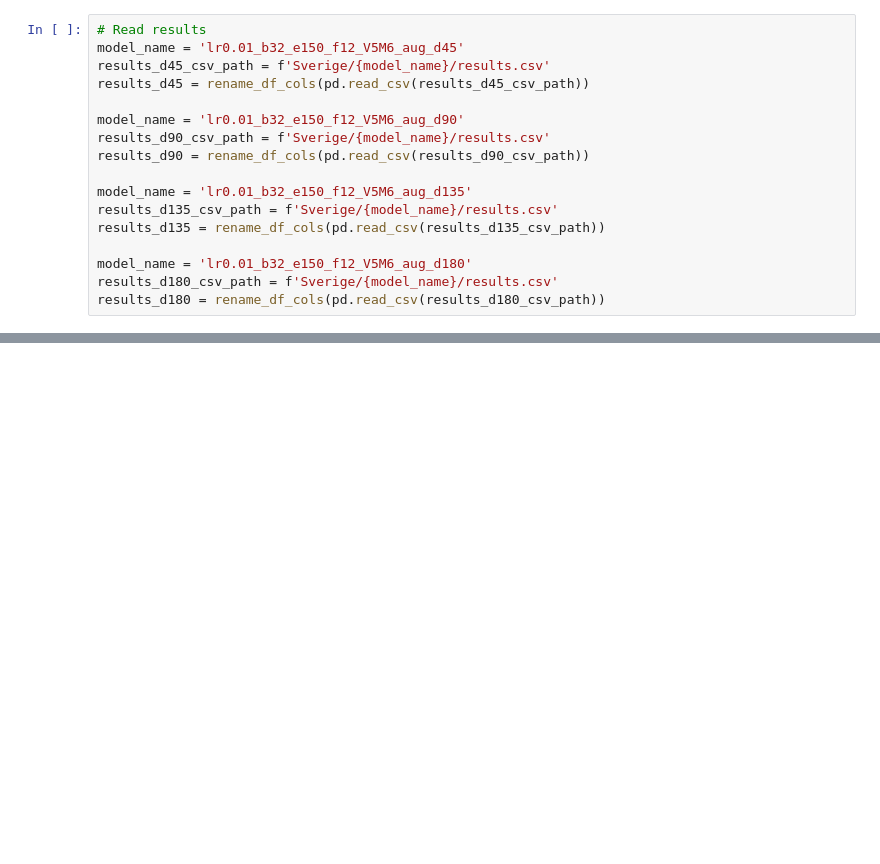
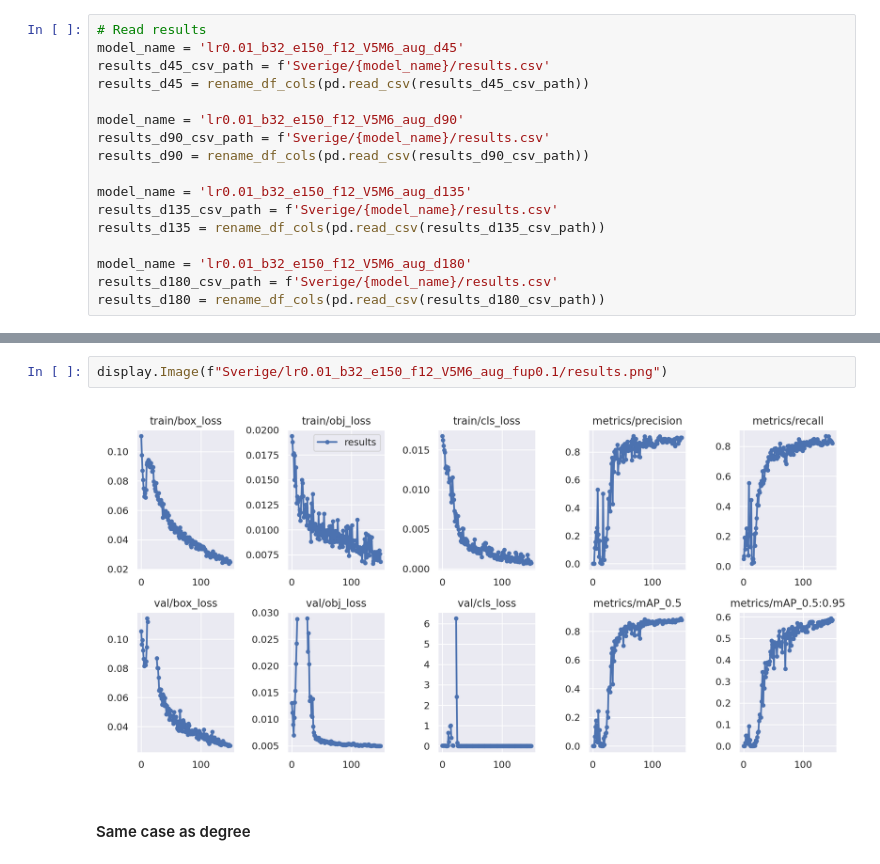
Before and after one commit to DaliaO15/CDHU-katrin_youtube, a Jupyter notebook: prototyping/logo_detection_training/Swedish_model_v5m6_experiments.ipynb, the cells around one changed output, grey strips where cells are left out. Cells and saved outputs as stored; diff of their text form; blank space fills up the shorter version.

```diff
--- a/prototyping/logo_detection_training/Swedish_model_v5m6_experiments.ipynb
+++ b/prototyping/logo_detection_training/Swedish_model_v5m6_experiments.ipynb
@@ -315,0 +369,6 @@ display.Image(f"Sverige/lr0.01_b32_e150_f12_V5M6_aug_d90/results.png")
+# %%
+display.Image(f"Sverige/lr0.01_b32_e150_f12_V5M6_aug_fup0.1/results.png")
+# %% [output]
+[figure, added]
+# %% [markdown]
+#### Same case as degree
```
Also changed, not shown: parts of 16 cells of this notebook, 1 other file.
